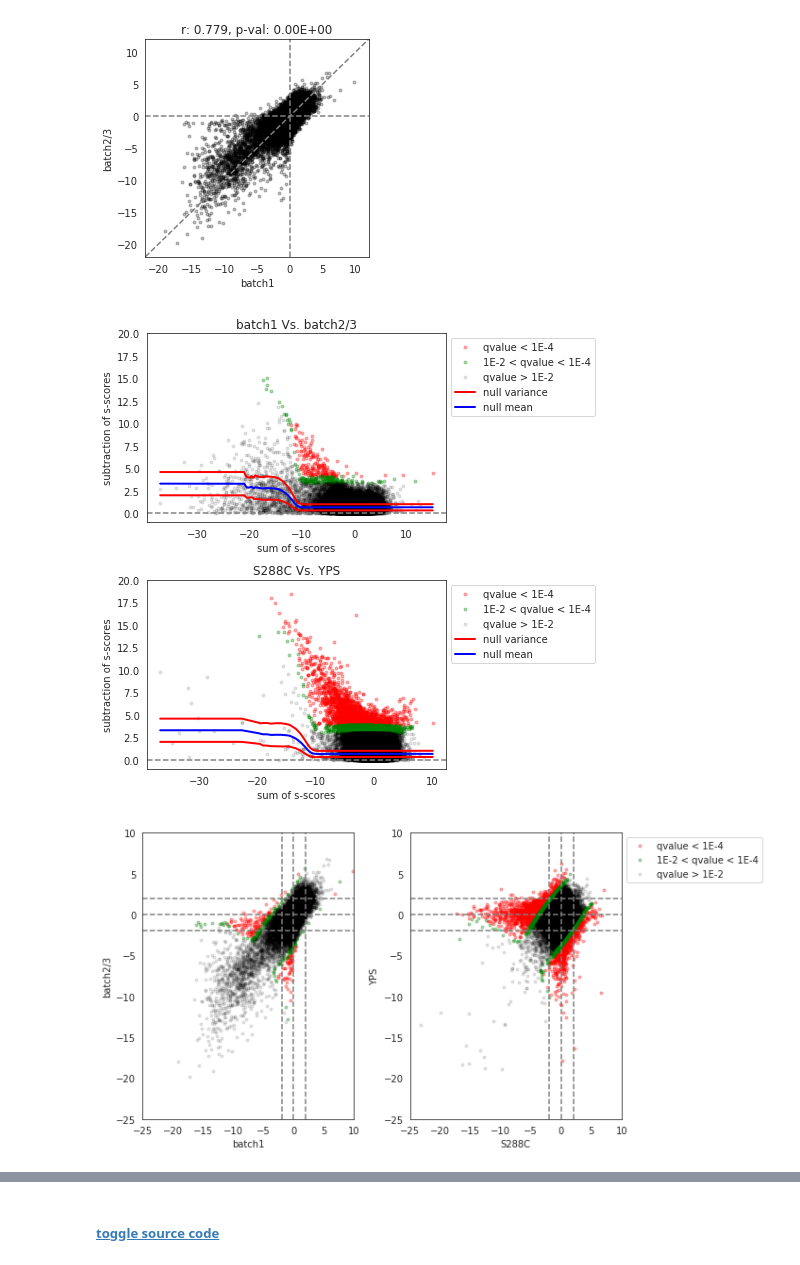
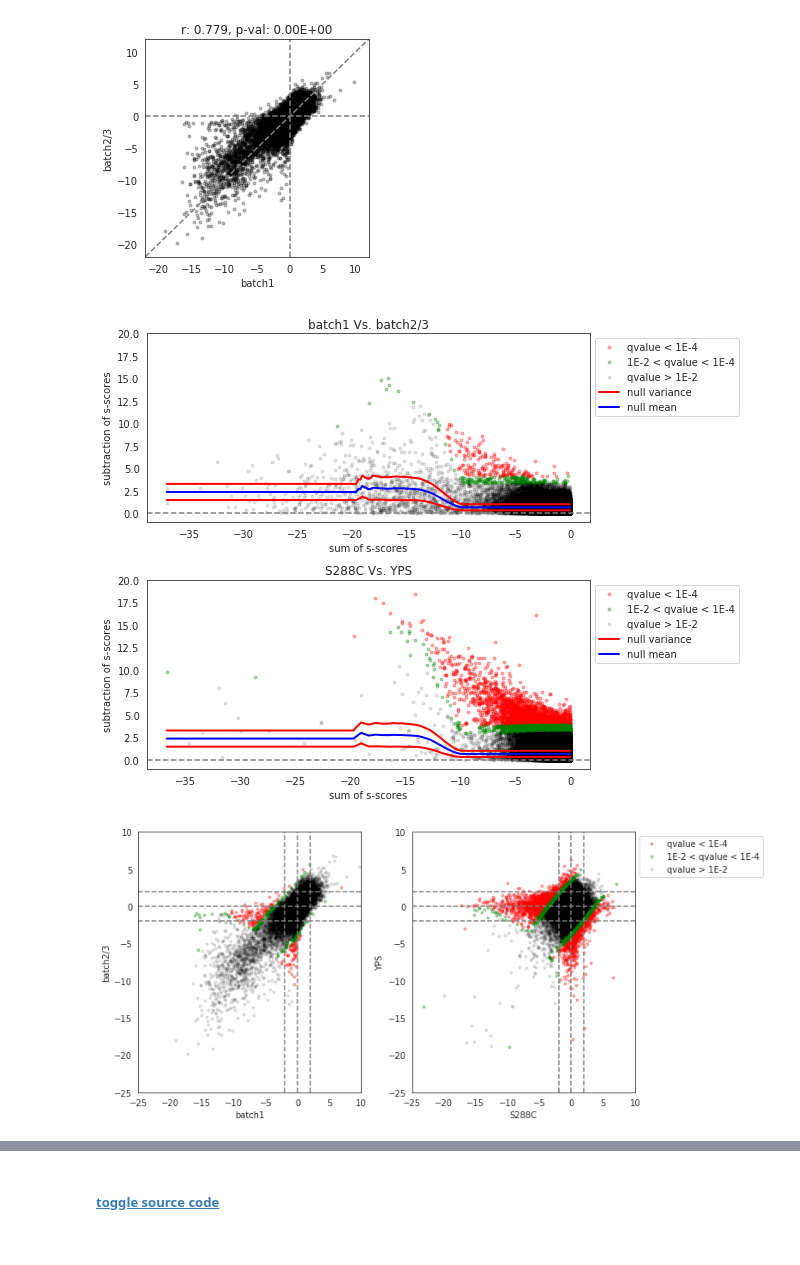
Before and after one commit to mgalardini/2018koyeast, a Jupyter notebook: notebooks/batches.ipynb, the cells around one changed output, grey strips where cells are left out. Saved outputs shown, nothing was run; the diff lists cells and outputs as text; code cells hidden in the pictures.

```diff
--- a/notebooks/batches.ipynb
+++ b/notebooks/batches.ipynb
@@ -397,7 +397,7 @@ plt.title('r: %.3f, p-val: %.2E' % (r, p));
 # %%
 d1.name = 'batch1'
 d2.name = 'batch2/3'
-v1 = (d1 + d2)
+v1 = -abs(d1 + d2)
 v2 = abs(d1 - d2)
 v1.name = 'sum'
 v2.name = 'sub'
@@ -405,10 +405,10 @@ v = d1.to_frame().join(d2.to_frame())
 v = v.join(v1.to_frame()).join(v2.to_frame())
 x, y, z = get_variance_function(v, 100,
                                 function=pd.Series.std)
-v['var'] = np.interp((d1 + d2),
+v['var'] = np.interp(-abs(d1 + d2),
                      x,
                      y)
-v['mean'] = np.interp((d1 + d2),
+v['mean'] = np.interp(-abs(d1 + d2),
                      x,
                      z)
 v['pval'] = [1 - stats.norm.cdf(x, loc=z, scale=y)
@@ -425,16 +425,16 @@ o2 = o2[~o2.index.duplicated()].dropna()
 oo = o1.to_frame().join(o2.to_frame(), how='inner').dropna()
 a1 = oo['S288C']
 a2 = oo['YPS']
-v1 = (a1 + a2)
+v1 = -abs(a1 + a2)
 v2 = abs(a1 - a2)
 v1.name = 'sum'
 v2.name = 'sub'
 w = a1.to_frame().join(a2.to_frame())
 w = w.join(v1.to_frame()).join(v2.to_frame())
-w['var'] = np.interp((a1 + a2),
+w['var'] = np.interp(-abs(a1 + a2),
                      x,
                      y)
-w['mean'] = np.interp((a1 + a2),
+w['mean'] = np.interp(-abs(a1 + a2),
                      x,
                      z)
 w['pval'] = [1 - stats.norm.cdf(x, loc=z, scale=y)
@@ -443,14 +443,11 @@ w['qval'] = sm.stats.multipletests(w['pval'], method='fdr_bh')[1]
 # %%
 v['qval'] = v['pval']
 w['qval'] = w['pval']
-# %%
-v['qval'] = sm.stats.multipletests(v['pval'], method='bonferroni')[1]
-w['qval'] = sm.stats.multipletests(w['pval'], method='bonferroni')[1]
 # %%
 v['qval'] = sm.stats.multipletests(v['pval'], method='fdr_bh')[1]
 w['qval'] = sm.stats.multipletests(w['pval'], method='fdr_bh')[1]
 # %%
-plt.figure(figsize=(7, 7))
+plt.figure(figsize=(9, 7))
 
 plt.subplot(211)
 
@@ -525,36 +522,36 @@ plt.plot(w.sort_values('sum')['sum'],
          label='null variance')
 plt.plot(w.sort_values('sum')['sum'],
          w.sort_values('sum')['mean'] - (w.sort_values('sum')['var'] / 2),
          'r-',
          lw=2,
          label='_')
 plt.plot(w.sort_values('sum')['sum'],
          w.sort_values('sum')['mean'],
          'b-',
          lw=2,
          label='null mean')
 
 # plt.xlim(-40, 20)
 plt.ylim(-1, 20)
 
 plt.axhline(0,
             color='grey',
             linestyle='dashed')
 
 plt.xlabel('sum of s-scores')
 plt.ylabel('subtraction of s-scores')
 
 plt.legend(frameon=True,
            bbox_to_anchor=(1, 1),
            loc='upper left')
 
 plt.title('S288C Vs. YPS')
 
 plt.tight_layout();
 # %% [output]
-[figure, old version]
+[figure, new version]
 # %%
-plt.figure(figsize=(10, 5))
+plt.figure(figsize=(11, 5))
 
 plt.subplot(121)
 
@@ -648,7 +645,7 @@ plt.legend(frameon=True,
 
 plt.tight_layout();
 # %% [output]
-[figure, old version]
+[figure, new version]
 # %%
 plt.figure(figsize=(4, 4))
 
```
Also changed, not shown: parts of 2 cells of this notebook, 1 other file.
